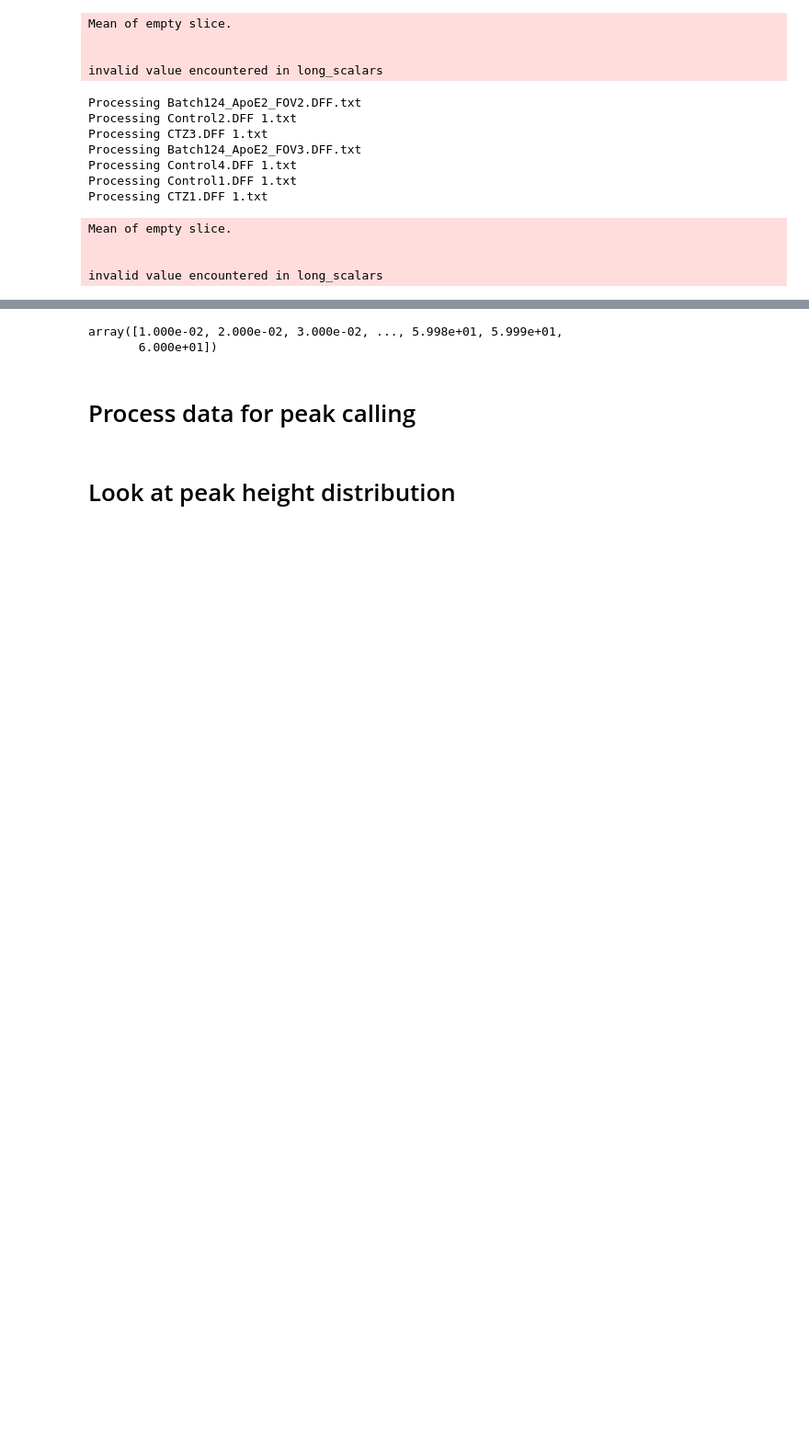
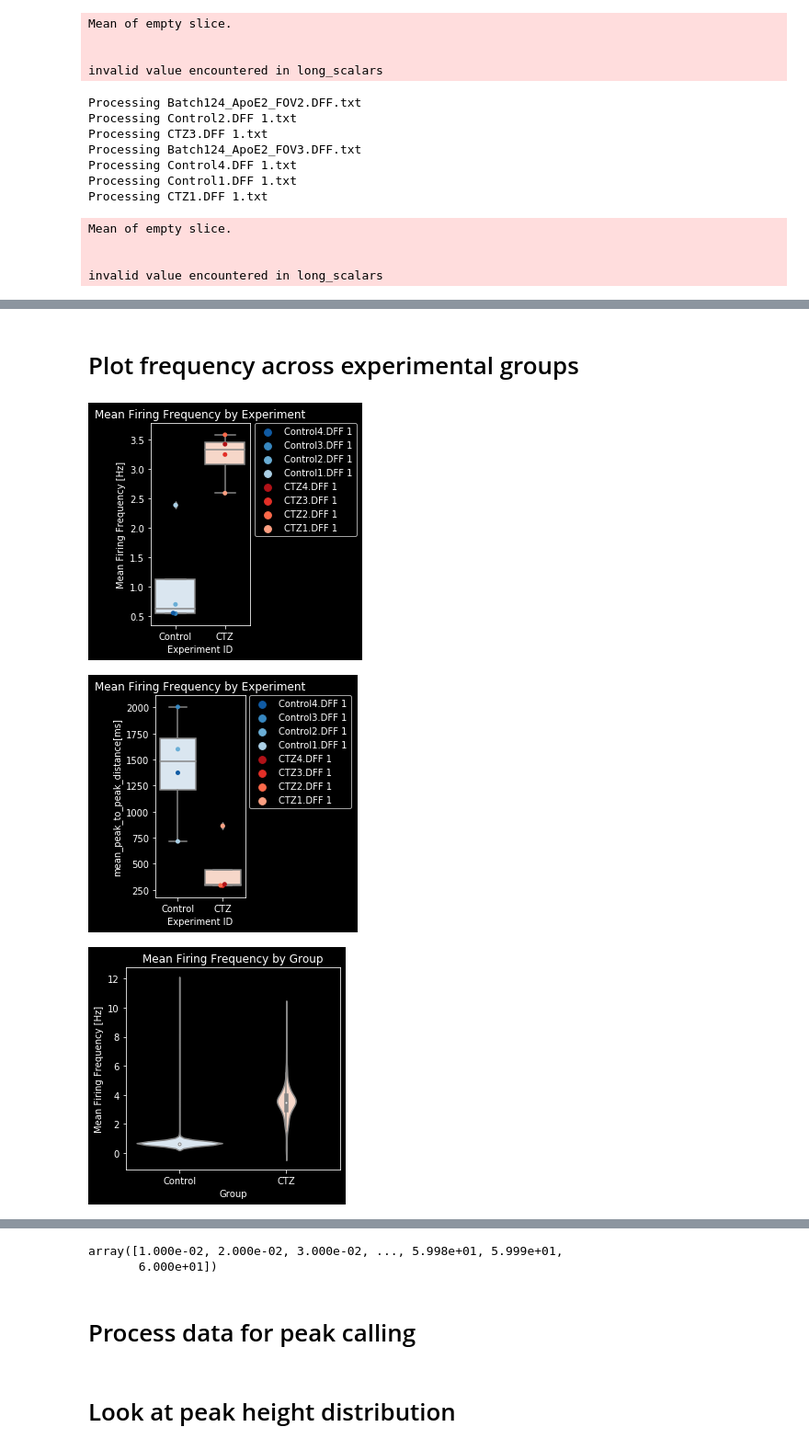
Before and after one commit to chesnov/fluorescent_peak_analysis, a Jupyter notebook: trace_feature_extract.ipynb, the cells around one changed output, grey strips where cells are left out. Shown at 92% size. Drawn from its saved outputs; the diff is of its cells as text; code cells hidden in the pictures; blank space fills up the shorter version.

```diff
--- a/trace_feature_extract.ipynb
+++ b/trace_feature_extract.ipynb
@@ -385,0 +518,60 @@ invalid value encountered in long_scalars
+# %% [markdown]
+# Plot frequency across experimental groups
+# %%
+#Remove all experiments that have "Batch" in the name
+experiments_frequency_df = experiments_frequency_df[~experiments_frequency_df['experiment_id'].str.contains('Batch')]
+experiments_frequency_df['group'] = experiments_frequency_df['experiment_id'].apply(lambda x: 'CTZ' if 'CTZ' in x else 'Control')
+
+#Make a new dataframe with average values for each experiment
+experiment_avg_firing_frequency = experiments_frequency_df.groupby('experiment_id').agg({'mean_firing_frequency[Hz]': 'mean', 'mean_peak_to_peak_distance[ms]' : 'mean'}).reset_index()
+experiment_avg_firing_frequency['group'] = experiment_avg_firing_frequency['experiment_id'].apply(lambda x: 'CTZ' if 'CTZ' in x else 'Control')
+
+#Sort experiment_avg_firing_frequency and experiments_frequency_df to make sure control conditions are first
+experiment_avg_firing_frequency = experiment_avg_firing_frequency.sort_values(['group', 'experiment_id'], ascending=False)
+experiments_frequency_df = experiments_frequency_df.sort_values(['group', 'experiment_id'], ascending=False)
+
+#Use seaborn to plot a boxplot of the peak absolute amplitudes
+plt.figure(figsize=(4, 4))
+sns.boxplot(data=experiment_avg_firing_frequency, x='group', y='mean_firing_frequency[Hz]', palette=group_palette)
+#Add swarmplot
+sns.swarmplot(data=experiment_avg_firing_frequency, x='group', y='mean_firing_frequency[Hz]', hue='experiment_id', palette=experiment_palette)
+plt.legend(bbox_to_anchor=(1.05, 1), loc=2, borderaxespad=0.)
+plt.xlabel('Experiment ID')
+plt.ylabel('Mean Firing Frequency [Hz]')
+plt.title('Mean Firing Frequency by Experiment')
+plt.tight_layout()
+#Seve as pdf
+plt.savefig('Mean_Firing_Frequency_by_Experiment.pdf', format='pdf')
+plt.show()
+
+#Use seaborn to plot a boxplot of the peak absolute amplitudes
+plt.figure(figsize=(4, 4))
+sns.boxplot(data=experiment_avg_firing_frequency, x='group', y='mean_peak_to_peak_distance[ms]', palette=group_palette)
+#Add swarmplot
+sns.swarmplot(data=experiment_avg_firing_frequency, x='group', y='mean_peak_to_peak_distance[ms]', hue='experiment_id', palette=experiment_palette)
+plt.legend(bbox_to_anchor=(1.05, 1), loc=2, borderaxespad=0.)
+plt.xlabel('Experiment ID')
+plt.ylabel('mean_peak_to_peak_distance[ms]')
+plt.title('Mean Firing Frequency by Experiment')
+plt.tight_layout()
+#Seve as pdf
+plt.savefig('Mean_Peak_to_Peak_by_Experiment.pdf', format='pdf')
+plt.show()
+
+#Use seaborn to plot a violin plot of the firing frequency with individual ROIs
+plt.figure(figsize=(4, 4))
+sns.violinplot(data=experiments_frequency_df, x='group', y='mean_firing_frequency[Hz]', palette=group_palette)
+#Add swarmplot
+# sns.swarmplot(data=experiments_frequency_df, x='group', y='mean_firing_frequency[Hz]', hue='experiment_id', palette=experiment_palette)
+#put legend outside the plot
+plt.xlabel('Group')
+plt.ylabel('Mean Firing Frequency [Hz]')
+plt.title('Mean Firing Frequency by Group')
+plt.tight_layout()
+#Seve as pdf
+plt.savefig('Mean_Firing_Frequency.pdf', format='pdf')
+plt.show()
+# %% [output]
+[figure, added]
+[figure, added]
+[figure, added]
```
Also changed, not shown: parts of 8 cells of this notebook, 7 other files.
